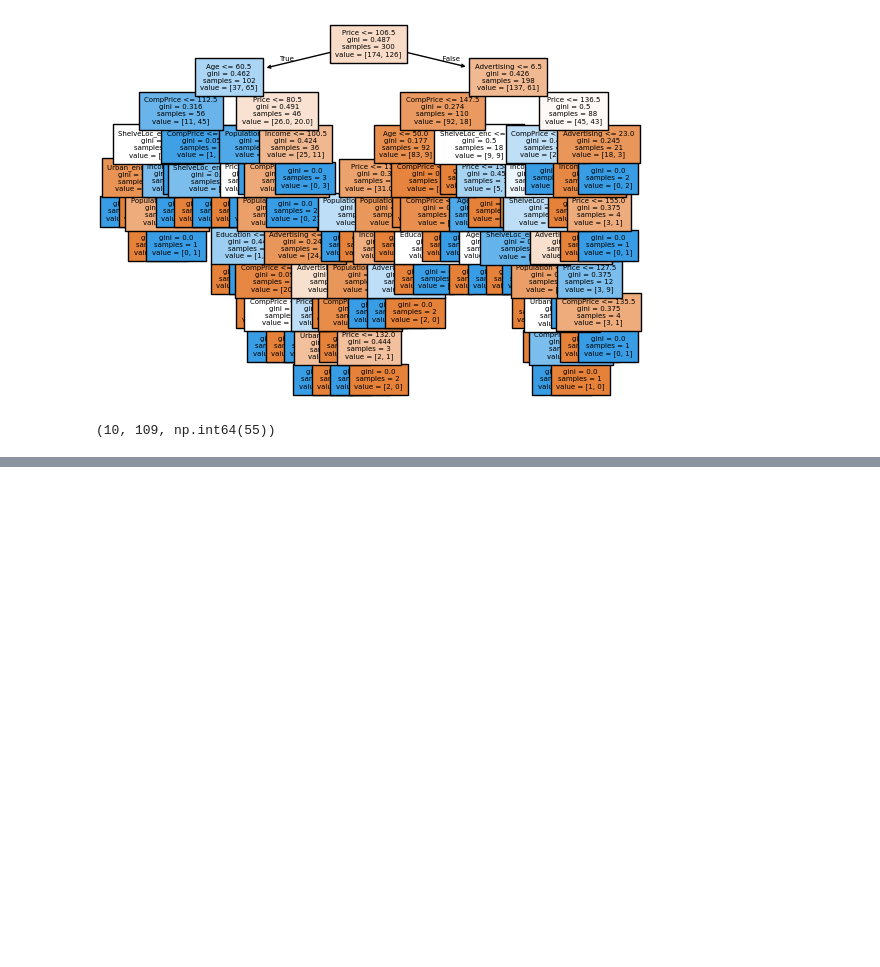
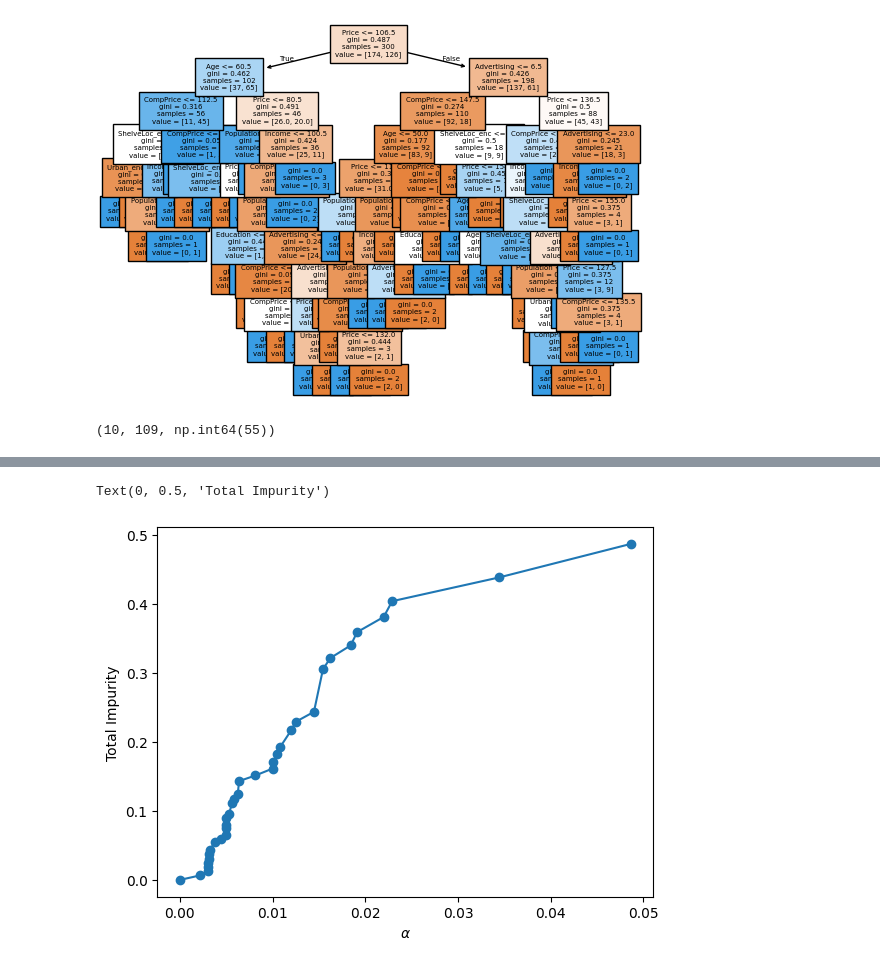
Before and after one commit to mysxc439/Biswa_PG3, a Jupyter notebook: ML/Sp/tree.ipynb, the cells around one changed output, grey strips where cells are left out. Saved outputs shown, nothing was run; the diff lists cells and outputs as text; code cells hidden in the pictures; blank space fills up the shorter version.

```diff
--- a/ML/Sp/tree.ipynb
+++ b/ML/Sp/tree.ipynb
@@ -53,3 +53,6 @@ print(plot_tree(dt, filled=True, feature_names=X.columns, fontsize=5))
 dt.tree_.max_depth, dt.tree_.node_count, dt.tree_.n_leaves
 # %% [output]
 (10, 109, np.int64(55))
+# %%
+path = dt.cost_complexity_pruning_path(X_train, y_train)
+path.ccp_alphas, path.impurities
@@ -55,0 +74,8 @@ dt.tree_.max_depth, dt.tree_.node_count, dt.tree_.n_leaves
+# %%
+plt.plot(path.ccp_alphas, path.impurities, marker='o')
+# plt.xlabel('Effective Alpha')
+plt.xlabel(r'$\alpha$')
+plt.ylabel('Total Impurity')
+# %% [output]
+Text(0, 0.5, 'Total Impurity')
+[figure, added]
```
Also changed, not shown: parts of 5 cells of this notebook, 4 other files.
